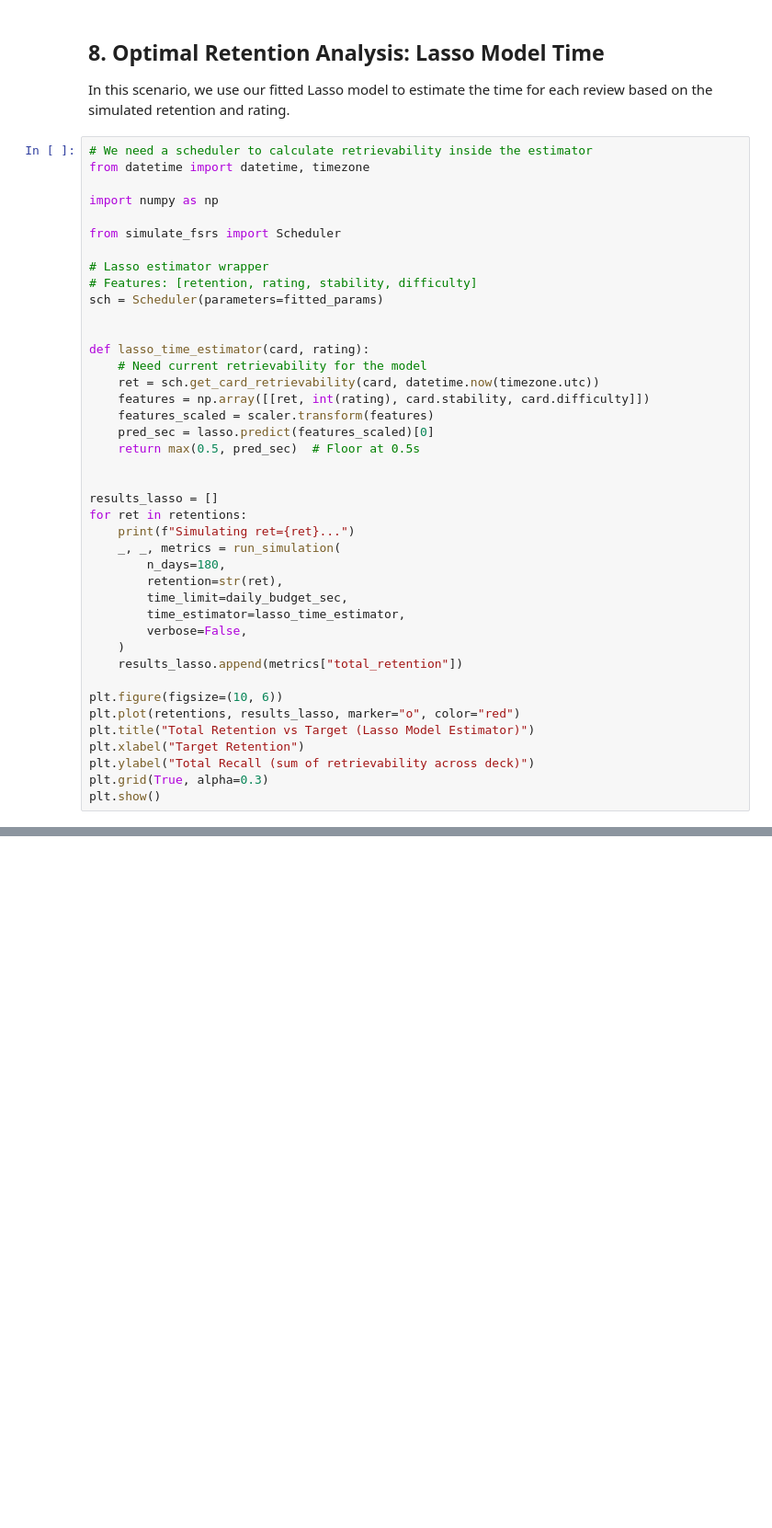
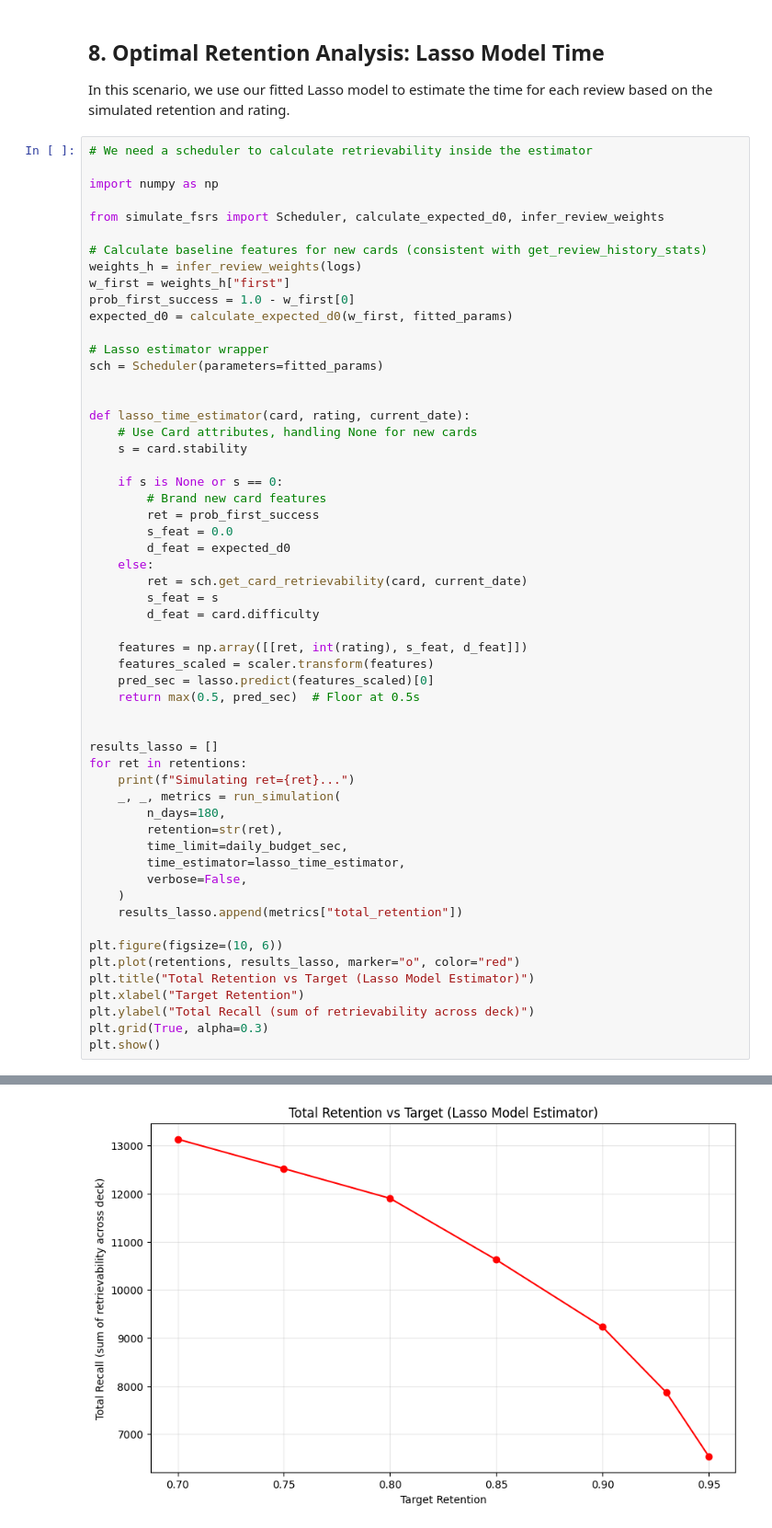
Before and after one commit to a913cb82/fsrs-experiments, a Jupyter notebook: notebooks/Review_Time_Analysis.ipynb, the cells around one changed output, grey strips where cells are left out. Shown at 92% size. Saved outputs shown, nothing was run; the diff lists cells and outputs as text; blank space fills up the shorter version.

```diff
--- a/notebooks/Review_Time_Analysis.ipynb
+++ b/notebooks/Review_Time_Analysis.ipynb
@@ -207,21 +217,36 @@ plt.show()
 In this scenario, we use our fitted Lasso model to estimate the time for each review based on the simulated retention and rating.
 # %%
 # We need a scheduler to calculate retrievability inside the estimator
-from datetime import datetime, timezone
 
 import numpy as np
 
-from simulate_fsrs import Scheduler
+from simulate_fsrs import Scheduler, calculate_expected_d0, infer_review_weights
+
+# Calculate baseline features for new cards (consistent with get_review_history_stats)
+weights_h = infer_review_weights(logs)
+w_first = weights_h["first"]
+prob_first_success = 1.0 - w_first[0]
+expected_d0 = calculate_expected_d0(w_first, fitted_params)
 
 # Lasso estimator wrapper
-# Features: [retention, rating, stability, difficulty]
 sch = Scheduler(parameters=fitted_params)
 
 
-def lasso_time_estimator(card, rating):
-    # Need current retrievability for the model
-    ret = sch.get_card_retrievability(card, datetime.now(timezone.utc))
-    features = np.array([[ret, int(rating), card.stability, card.difficulty]])
+def lasso_time_estimator(card, rating, current_date):
+    # Use Card attributes, handling None for new cards
+    s = card.stability
+
+    if s is None or s == 0:
+        # Brand new card features
+        ret = prob_first_success
+        s_feat = 0.0
+        d_feat = expected_d0
+    else:
+        ret = sch.get_card_retrievability(card, current_date)
+        s_feat = s
+        d_feat = card.difficulty
+
+    features = np.array([[ret, int(rating), s_feat, d_feat]])
     features_scaled = scaler.transform(features)
     pred_sec = lasso.predict(features_scaled)[0]
     return max(0.5, pred_sec)  # Floor at 0.5s
@@ -246,3 +271,4 @@ plt.xlabel("Target Retention")
 plt.ylabel("Total Recall (sum of retrievability across deck)")
 plt.grid(True, alpha=0.3)
 plt.show()
+# %% [output]
@@ -248,0 +282 @@ plt.show()
+[figure, added]
```
Also changed, not shown: parts of 9 cells of this notebook, 2 other files.
